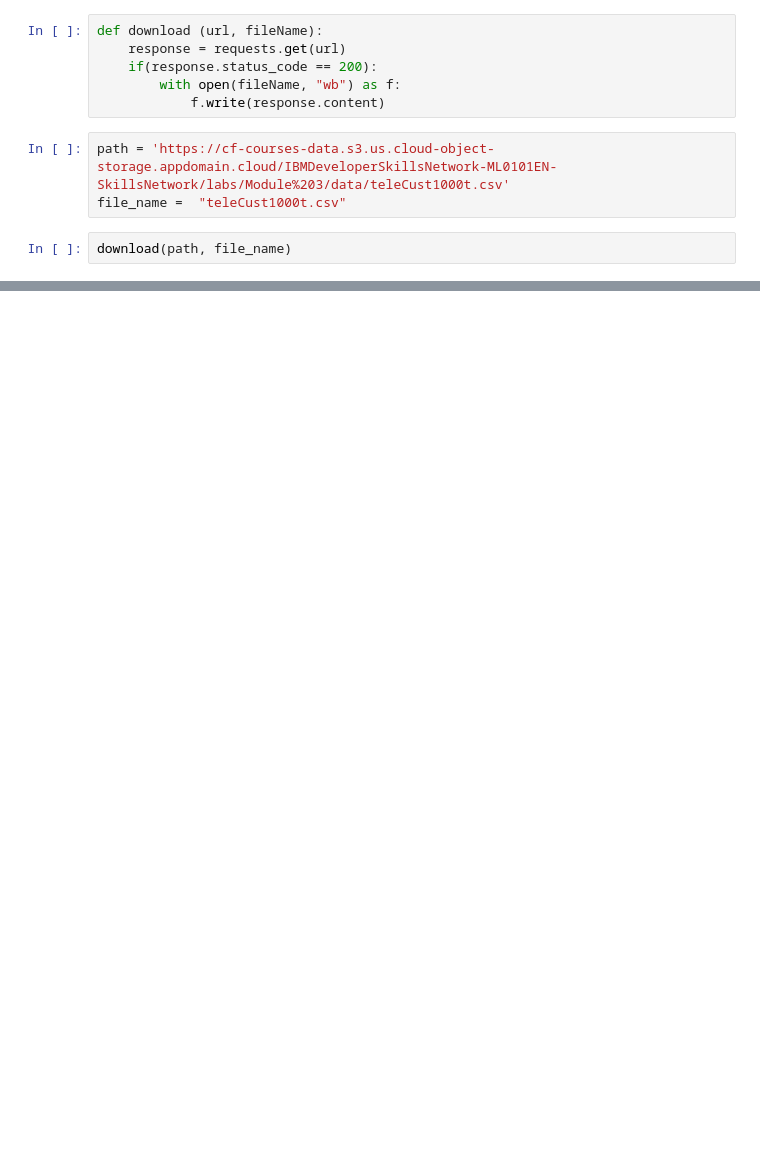
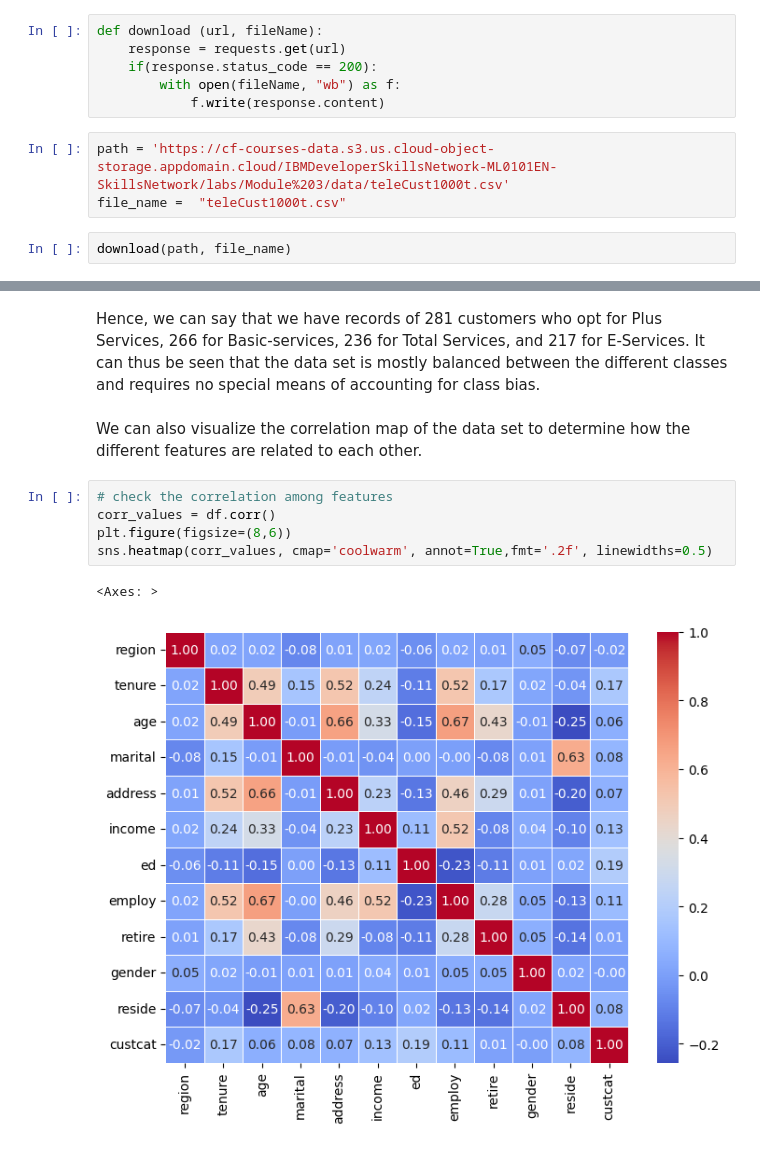
Before and after one commit to VishSeran/machine-learning-models, a Jupyter notebook: knn-model/k-nearest-neighbour.ipynb, the cells around one changed output, grey strips where cells are left out. Cells and saved outputs as stored; diff of their text form; blank space fills up the shorter version.

Commit message:
data preprocessing and visualization

```diff
--- a/knn-model/k-nearest-neighbour.ipynb
+++ b/knn-model/k-nearest-neighbour.ipynb
@@ -38,0 +85,12 @@ df.head()
+# %% [markdown]
+Hence, we can say that we have records of 281 customers who opt for Plus Services, 266 for Basic-services, 236 for Total Services, and 217 for E-Services. It can thus be seen that the data set is mostly balanced between the different classes and requires no special means of accounting for class bias.
+# %% [markdown]
+We can also visualize the correlation map of the data set to determine how the different features are related to each other.
+# %%
+# check the correlation among features
+corr_values = df.corr()
+plt.figure(figsize=(8,6))
+sns.heatmap(corr_values, cmap='coolwarm', annot=True,fmt='.2f', linewidths=0.5)
+# %% [output]
+<Axes: >
+[figure, added]
```
Also changed, not shown: parts of 8 cells of this notebook.
